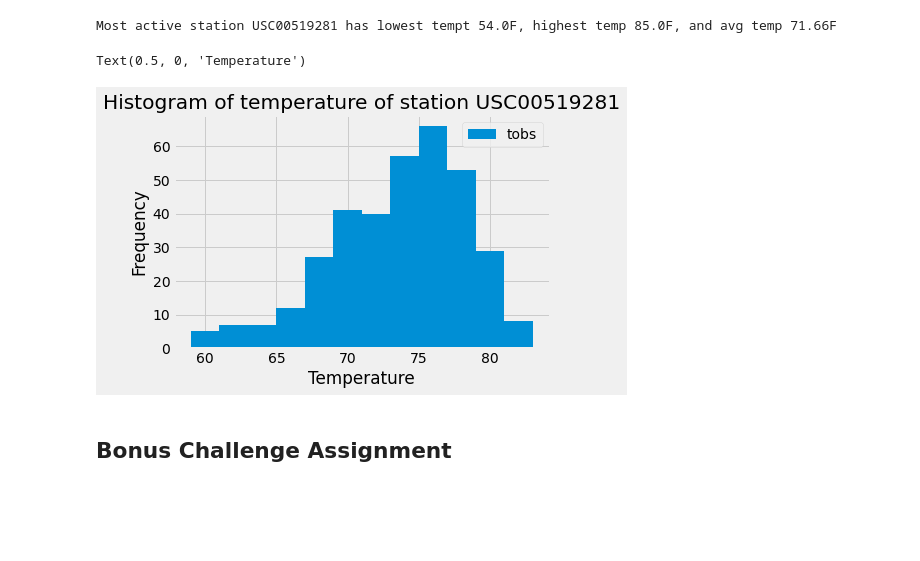
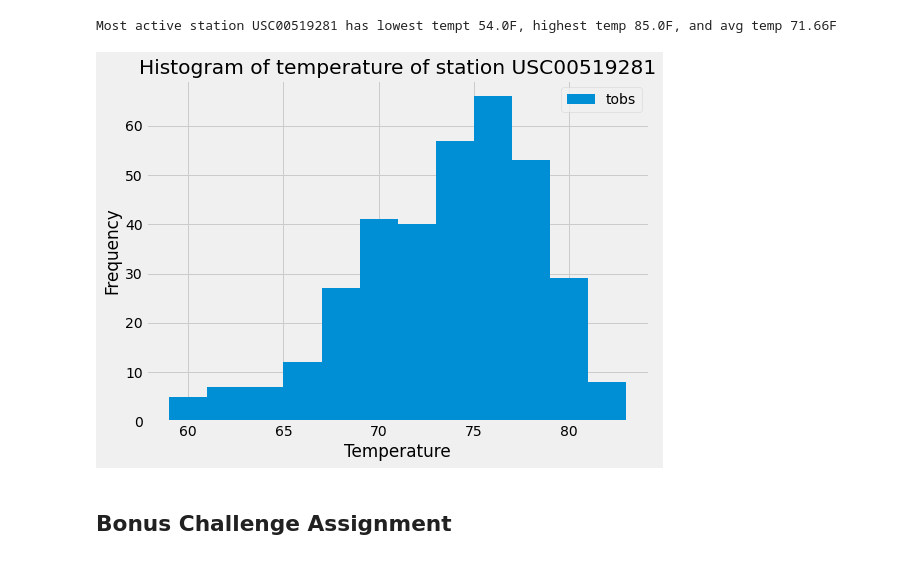
Before and after one commit to datng87/sqlalchemy-challenge, a Jupyter notebook: climate_starter.ipynb, the cells around one changed output. Drawn from its saved outputs; the diff is of its cells as text; code cells hidden in the pictures; blank space fills up the shorter version.

```diff
--- a/climate_starter.ipynb
+++ b/climate_starter.ipynb
@@ -124,18 +125,19 @@ Most active station USC00519281 has lowest tempt 54.0F, highest temp 85.0F, and
 # %%
 # Choose the station with the highest number of temperature observations.
 # Query the last 12 months of temperature observation data for this station and plot the results as a histogram
 highest_temp_obs_station_id=session.query(Measurement.station,func.count(Measurement.tobs)).\
         group_by(Measurement.station).\
             order_by(func.count(Measurement.tobs).desc()).first()[0]
 temperature_obs= session.query(Measurement.tobs).\
     filter(Measurement.date>one_year_ago).\
     filter(Measurement.station==highest_temp_obs_station_id).all()
 tobs_df=pd.DataFrame(temperature_obs,columns=['tobs'])
-tobs_df.plot.hist(bins=12,title=f'Histogram of temperature of station {highest_temp_obs_station_id}')
+tobs_df.plot.hist(bins=12,title=f'Histogram of temperature of station {highest_temp_obs_station_id}',figsize=(8,6))
 plt.xlabel('Temperature')
+plt.tight_layout()
+plt.savefig('outputs/histogram_temperature.png',bbox_inches="tight")
 # %% [output]
-Text(0.5, 0, 'Temperature')
-[figure, old version]
+[figure, new version]
 # %% [markdown]
 ## Bonus Challenge Assignment
 # %%
```
Also changed, not shown: parts of 8 cells of this notebook, 4 other files.
